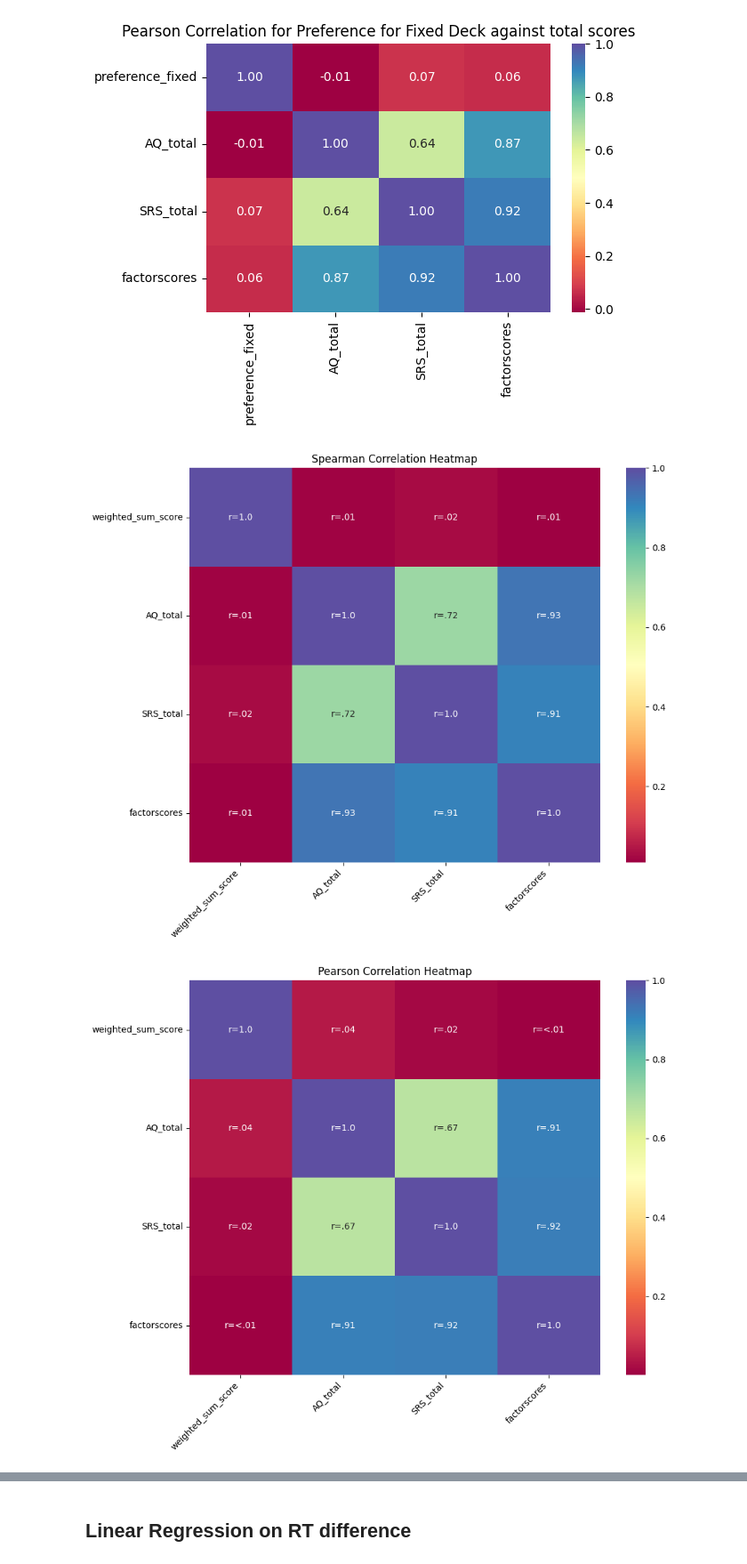
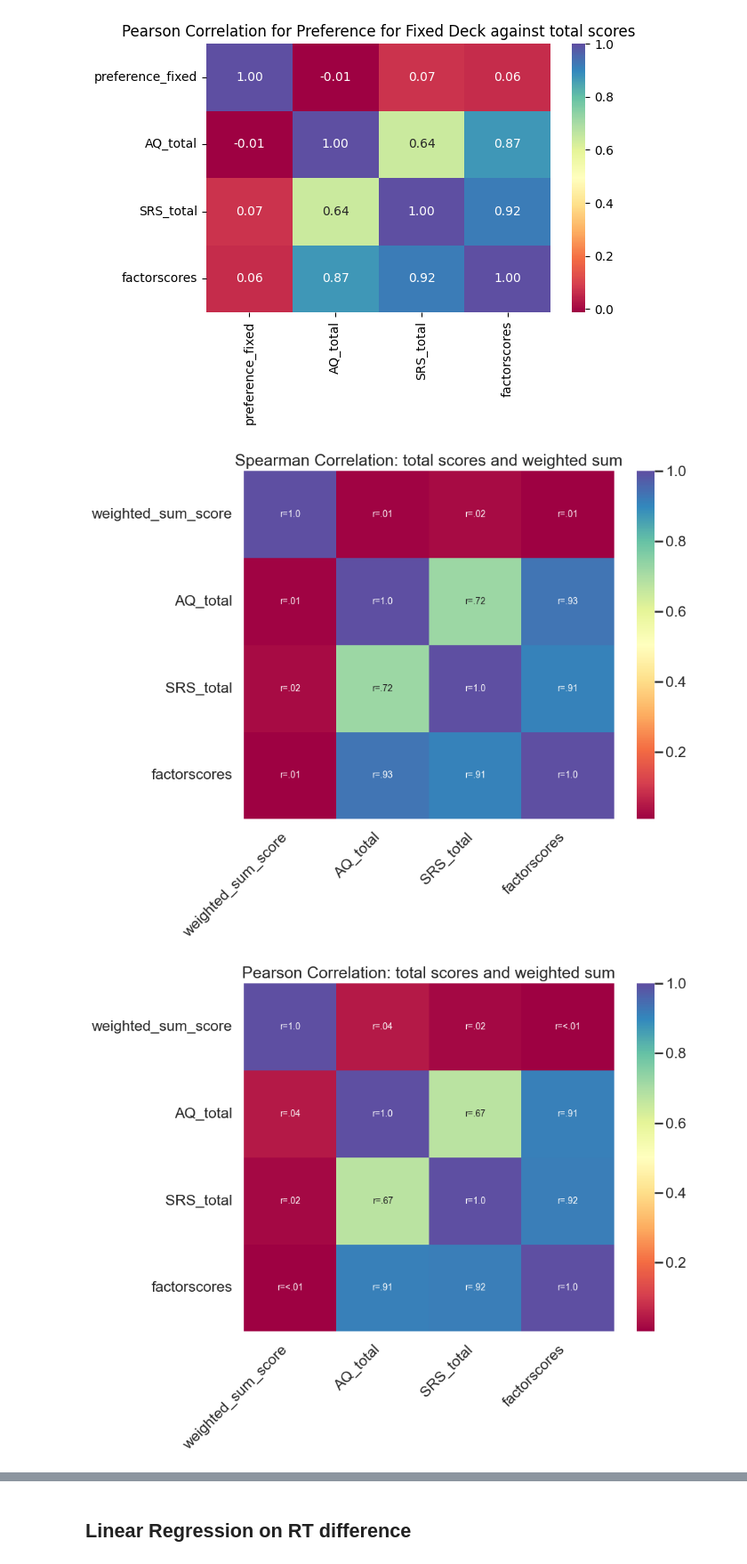
Before and after one commit to maynaS/Predictability-and-Autistic-Traits, a Jupyter notebook: Task3.ipynb, the cells around one changed output, grey strips where cells are left out. Shown at 89% size. Drawn from its saved outputs; the diff is of its cells as text; code cells hidden in the pictures.

```diff
--- a/Task3.ipynb
+++ b/Task3.ipynb
@@ -486,7 +486,7 @@ label_df_p = correlation_matrix.applymap(lambda x: abbreviateSTR([x], 'P=')[0])
 # Plot heatmap with formatted labels
 plt.figure(figsize=(10, 8))
 sns.heatmap(correlation_matrix, annot=label_df_r.values, cmap='Spectral', fmt="", annot_kws={"size": 10})
-plt.title('Spearman Correlation Heatmap')
+plt.title('Spearman Correlation: total scores and weighted sum')
 plt.xlabel('')
 plt.ylabel('')
 plt.xticks(rotation=45, ha='right')
@@ -495,31 +495,31 @@ plt.tight_layout()
 plt.savefig(RESULTS_FOLDER+"Correlations_of_weightedsums_with_totals_S.png")
 plt.show()
 # %% [output]
-[figure, old version]
+[figure, new version]
 # %%
 correlation_matrix = corr_data.corr(method='pearson')
 
 # Melt the correlation matrix for visualization
 cordata = correlation_matrix.reset_index().melt(id_vars='index')
 
 # Apply abbreviateSTR function to format correlation coefficient and p-value strings
 cordata['labelr'] = cordata['value'].apply(lambda x: abbreviateSTR([x], 'r=')[0])
 cordata['labelP'] = cordata['value'].apply(lambda x: abbreviateSTR([x], 'P=')[0])
 cordata['label'] = cordata['labelr']
 
 # Plot heatmap with formatted labels
 plt.figure(figsize=(10, 8))
 sns.heatmap(correlation_matrix, annot=cordata['label'].values.reshape(correlation_matrix.shape), cmap='Spectral', fmt="", annot_kws={"size": 10})
-plt.title('Pearson Correlation Heatmap')
+plt.title('Pearson Correlation: total scores and weighted sum')
 plt.xlabel('')
 plt.ylabel('')
 plt.xticks(rotation=45, ha='right')
 plt.yticks(rotation=0)
 plt.tight_layout()
 plt.savefig(RESULTS_FOLDER+"Correlations_of_weightedsums_with_totals_P.png")
 plt.show()
 # %% [output]
-[figure, old version]
+[figure, new version]
 # %%
 # Linear regression on reaction time as the response variable
 
```
Also changed, not shown: parts of 9 cells of this notebook, 8 other files.
